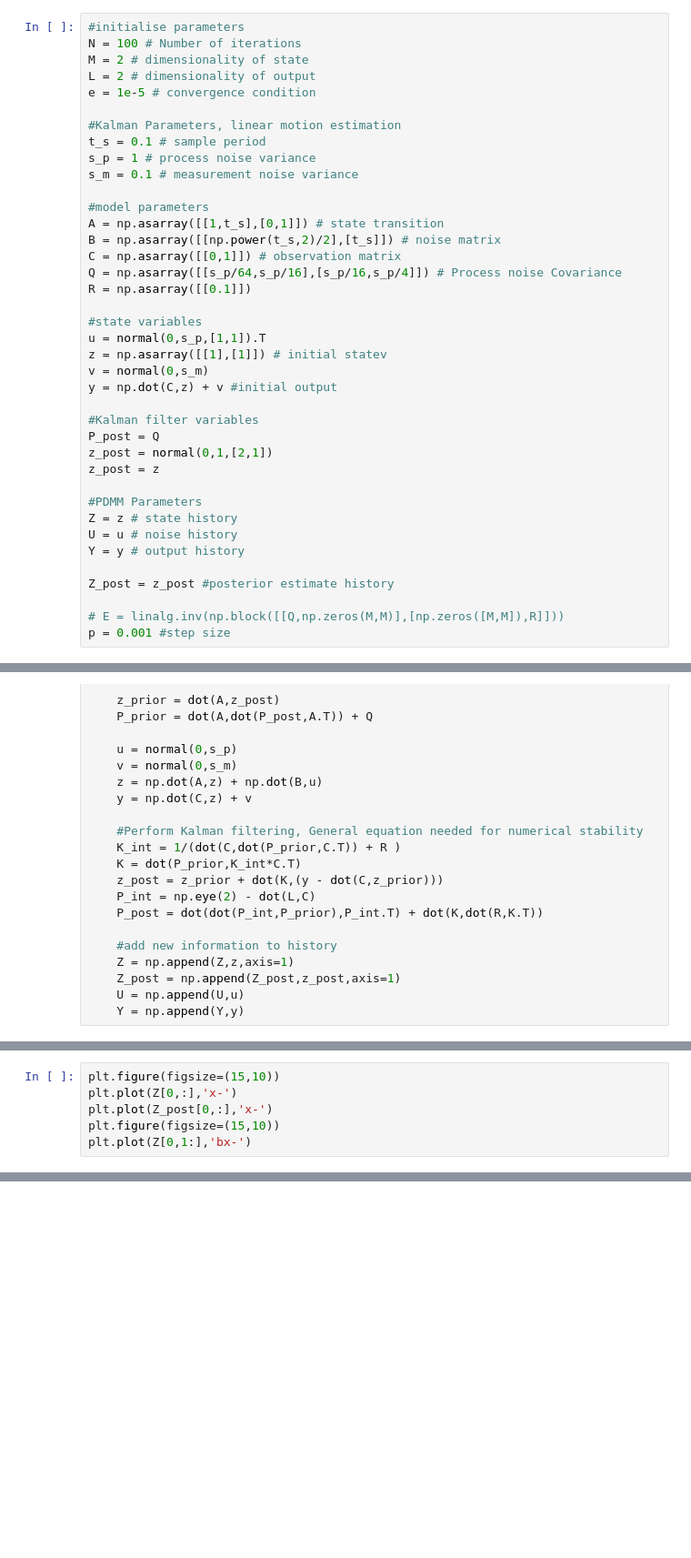
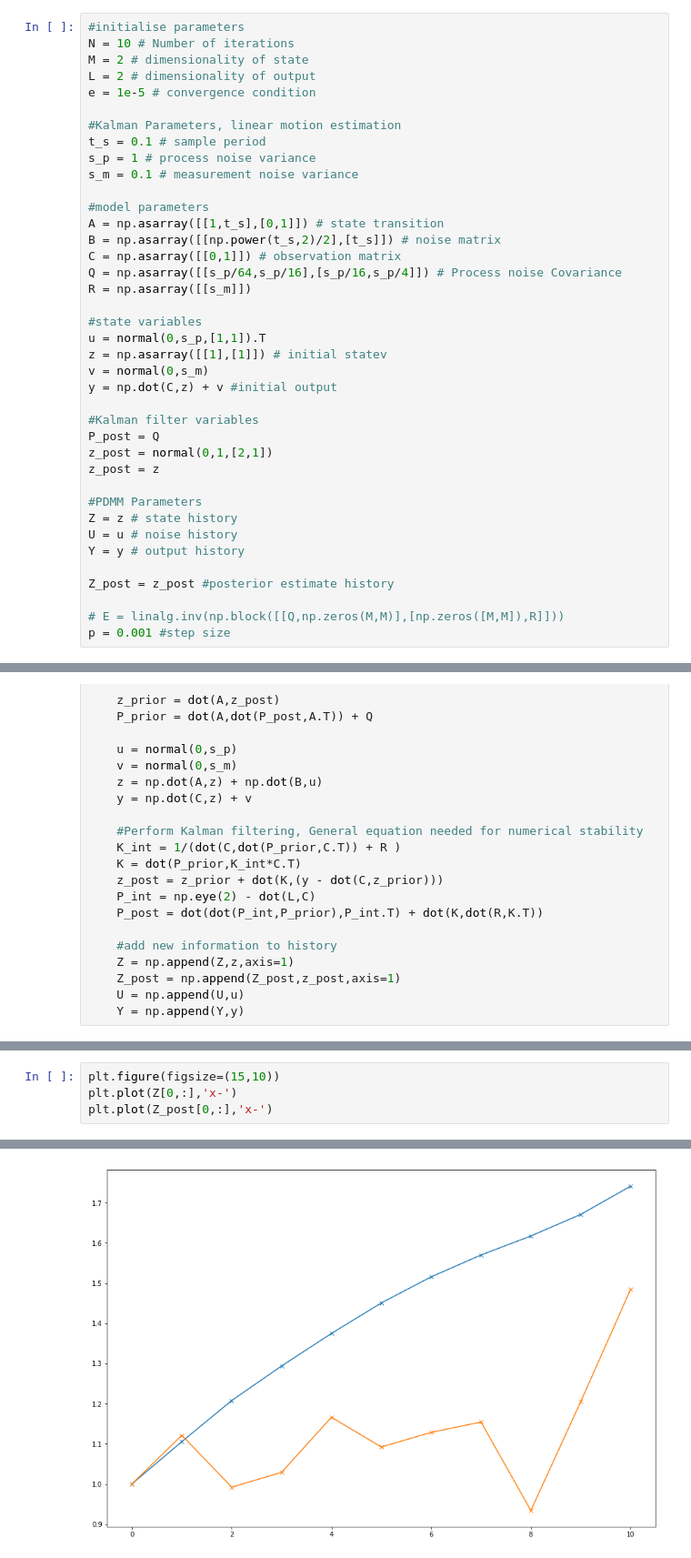
Before and after one commit to DavisCooper/pdmm-pgms, a Jupyter notebook: PDMM-Kalman.ipynb, the cells around one changed output, grey strips where cells are left out. Shown at 91% size. Drawn from its saved outputs; the diff is of its cells as text; blank space fills up the shorter version.

```diff
--- a/PDMM-Kalman.ipynb
+++ b/PDMM-Kalman.ipynb
@@ -8,6 +11,6 @@ from matplotlib import pyplot as plt
 # %%
 #initialise parameters
-N = 100 # Number of iterations
+N = 10 # Number of iterations
 M = 2 # dimensionality of state
 L = 2 # dimensionality of output
 e = 1e-5 # convergence condition
@@ -22,7 +25,7 @@ A = np.asarray([[1,t_s],[0,1]]) # state transition
 B = np.asarray([[np.power(t_s,2)/2],[t_s]]) # noise matrix
 C = np.asarray([[0,1]]) # observation matrix
 Q = np.asarray([[s_p/64,s_p/16],[s_p/16,s_p/4]]) # Process noise Covariance
-R = np.asarray([[0.1]])
+R = np.asarray([[s_m]])
 
 #state variables
 u = normal(0,s_p,[1,1]).T
@@ -100,5 +114,4 @@ for i in range(N)
 plt.figure(figsize=(15,10))
 plt.plot(Z[0,:],'x-')
 plt.plot(Z_post[0,:],'x-')
-plt.figure(figsize=(15,10))
-plt.plot(Z[0,1:],'bx-')
+# %% [output]
@@ -104,0 +119 @@ plt.plot(Z[0,1:],'bx-')
+[figure, added]
```
Also changed, not shown: parts of 7 cells of this notebook, 1 other file.
